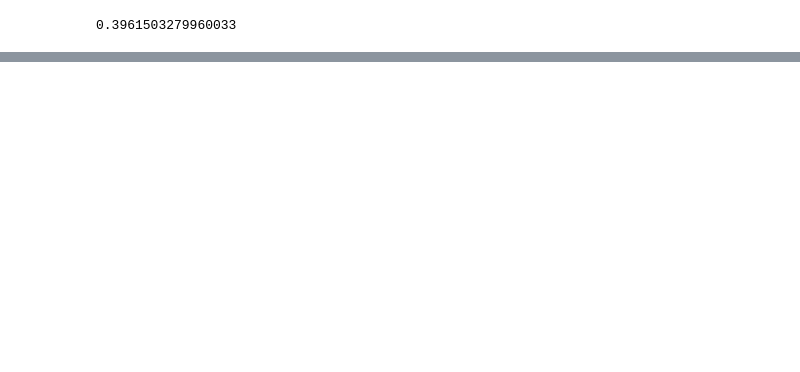
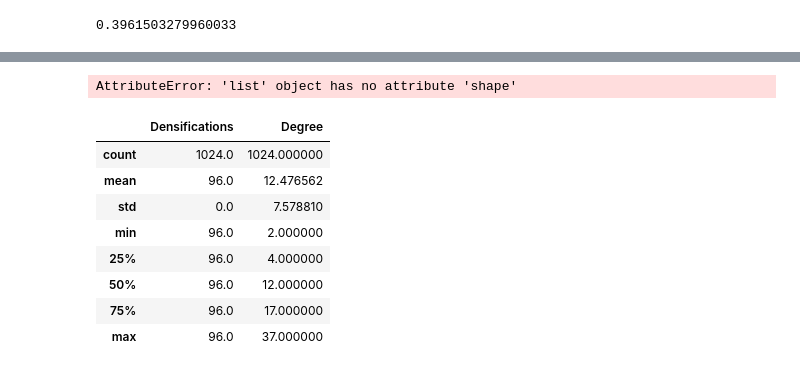
Before and after one commit to cartesian-product/Heterogeneity-in-Network-Models-of-Residential-Segregation, a Jupyter notebook: Results.ipynb, the cells around one changed output, grey strips where cells are left out. Drawn from its saved outputs; the diff is of its cells as text; code cells hidden in the pictures; blank space fills up the shorter version.

```diff
--- a/Results.ipynb
+++ b/Results.ipynb
@@ -222,0 +200,4 @@ plt.show()
+# %%
+plt_array.shape()
+# %% [output]
+AttributeError: 'list' object has no attribute 'shape'
@@ -223,3 +226,52 @@ plt.show()
+# %%
+
+# * Plots degree distributions by n densifications
+
+array = []
+
+for i in range(5):
+    results = results_dict[f"xz_{i}"]
+    array.append([i*32, list(np.array([(nx.degree_histogram(r.graph)) for r in results]))])
+
+df = pd.DataFrame(array)
+df = df.rename(columns={0:'Densifications',1:"Degree Histograms"})
+df = df.explode("Degree Histograms",ignore_index=True)
+df = df.explode("Degree Histograms")
+df = df.rename(columns={"Degree Histograms":"Frequency"})
+df['Degree'] = df.groupby(df.index).cumcount()+1
+sns.lineplot(data=df, x='Degree', y='Frequency', hue='Densifications', palette='colorblind',style='Densifications',markers=True)
+plt.yscale('log')
+plt.show()
+# %%
+
+# * Plots mean degree observed by n densifications.
+
+array = []
+
+for i in range(5):
+    results = results_dict[f"xz_{i}"]
+    degree_list = [list(r.graph.degree) for r in results]
+    degree_list = degree_list[0]
+    degree_list = [d[1] for d in degree_list]
+    array.append([i*32, degree_list])
+
+df = pd.DataFrame(array)
+df = df.rename(columns={0:'Densifications',1:"Degree"})
+df = df.explode("Degree")
+df['Degree'] = df['Degree'].astype(int)
+#df['Degree'] = df.groupby(df.index).cumcount()+1
+sns.violinplot(data=df, x='Densifications', y='Degree', hue='Densifications', palette='colorblind', cut=0, dodge=False)
+df[df['Densifications']==96].describe()
+# %% [output]
+|  | Densifications | Degree |
+| count | 1024.0 | 1024.000000 |
+| mean | 96.0 | 12.476562 |
+| std | 0.0 | 7.578810 |
+| min | 96.0 | 2.000000 |
+| 25% | 96.0 | 4.000000 |
+| 50% | 96.0 | 12.000000 |
+| 75% | 96.0 | 17.000000 |
+| max | 96.0 | 37.000000 |
 # %%
 
 # * Draws selected network displays individual color.
```
Also changed, not shown: parts of 35 cells of this notebook, 42 other files.
